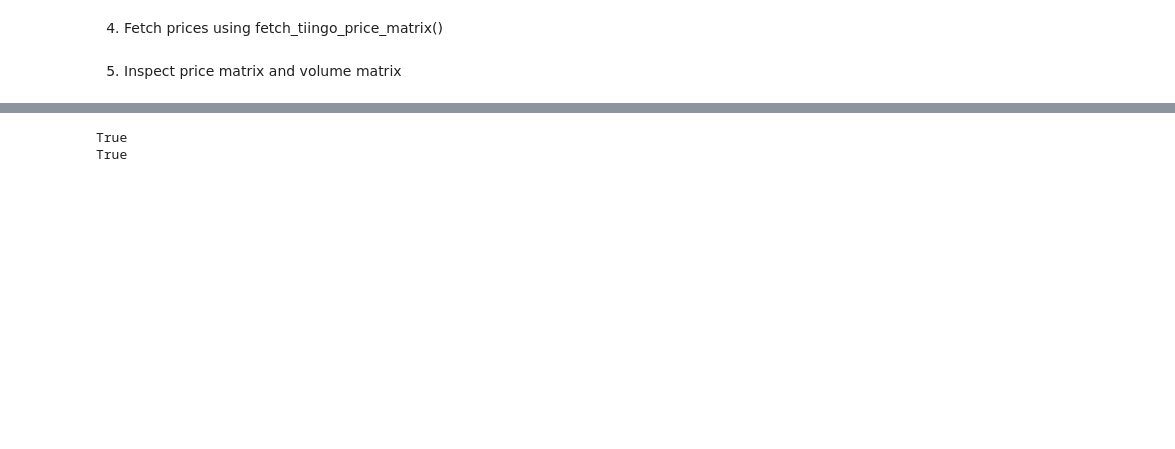
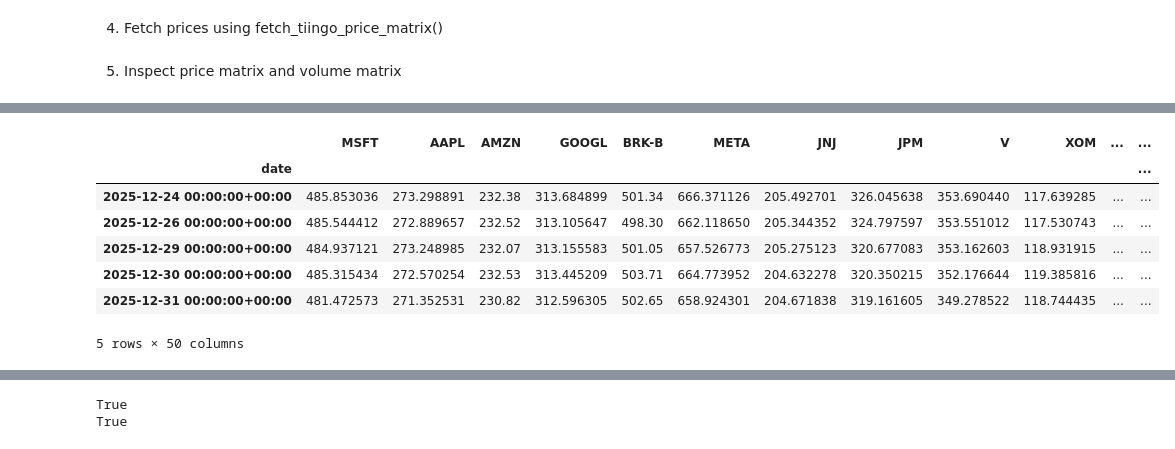
Before and after one commit to aditiseshadricodes/QuantProjects, a Jupyter notebook: pairs-trading-ai-tech/notebooks/01_data_loading_validation.ipynb, the cells around one changed output, grey strips where cells are left out. Saved outputs shown, nothing was run; the diff lists cells and outputs as text; code cells hidden in the pictures; blank space fills up the shorter version.

```diff
--- a/pairs-trading-ai-tech/notebooks/01_data_loading_validation.ipynb
+++ b/pairs-trading-ai-tech/notebooks/01_data_loading_validation.ipynb
@@ -100,3 +101,14 @@ price_matrix.head()
+# %%
+price_matrix.tail()
+# %% [output]
+|  | MSFT | AAPL | AMZN | GOOGL | BRK-B | META | JNJ | JPM | V | XOM | ... | ... |
+| date |  |  |  |  |  |  |  |  |  |  |  | ... |
+| 2025-12-24 00:00:00+00:00 | 485.853036 | 273.298891 | 232.38 | 313.684899 | 501.34 | 666.371126 | 205.492701 | 326.045638 | 353.690440 | 117.639285 | ... | ... |
+| 2025-12-26 00:00:00+00:00 | 485.544412 | 272.889657 | 232.52 | 313.105647 | 498.30 | 662.118650 | 205.344352 | 324.797597 | 353.551012 | 117.530743 | ... | ... |
+| 2025-12-29 00:00:00+00:00 | 484.937121 | 273.248985 | 232.07 | 313.155583 | 501.05 | 657.526773 | 205.275123 | 320.677083 | 353.162603 | 118.931915 | ... | ... |
+| 2025-12-30 00:00:00+00:00 | 485.315434 | 272.570254 | 232.53 | 313.445209 | 503.71 | 664.773952 | 204.632278 | 320.350215 | 352.176644 | 119.385816 | ... | ... |
+| 2025-12-31 00:00:00+00:00 | 481.472573 | 271.352531 | 230.82 | 312.596305 | 502.65 | 658.924301 | 204.671838 | 319.161605 | 349.278522 | 118.744435 | ... | ... |
+5 rows × 50 columns
 # %%
 price_matrix.shape
 # %% [output]
```
Also changed, not shown: parts of 10 cells of this notebook, 14 other files.
